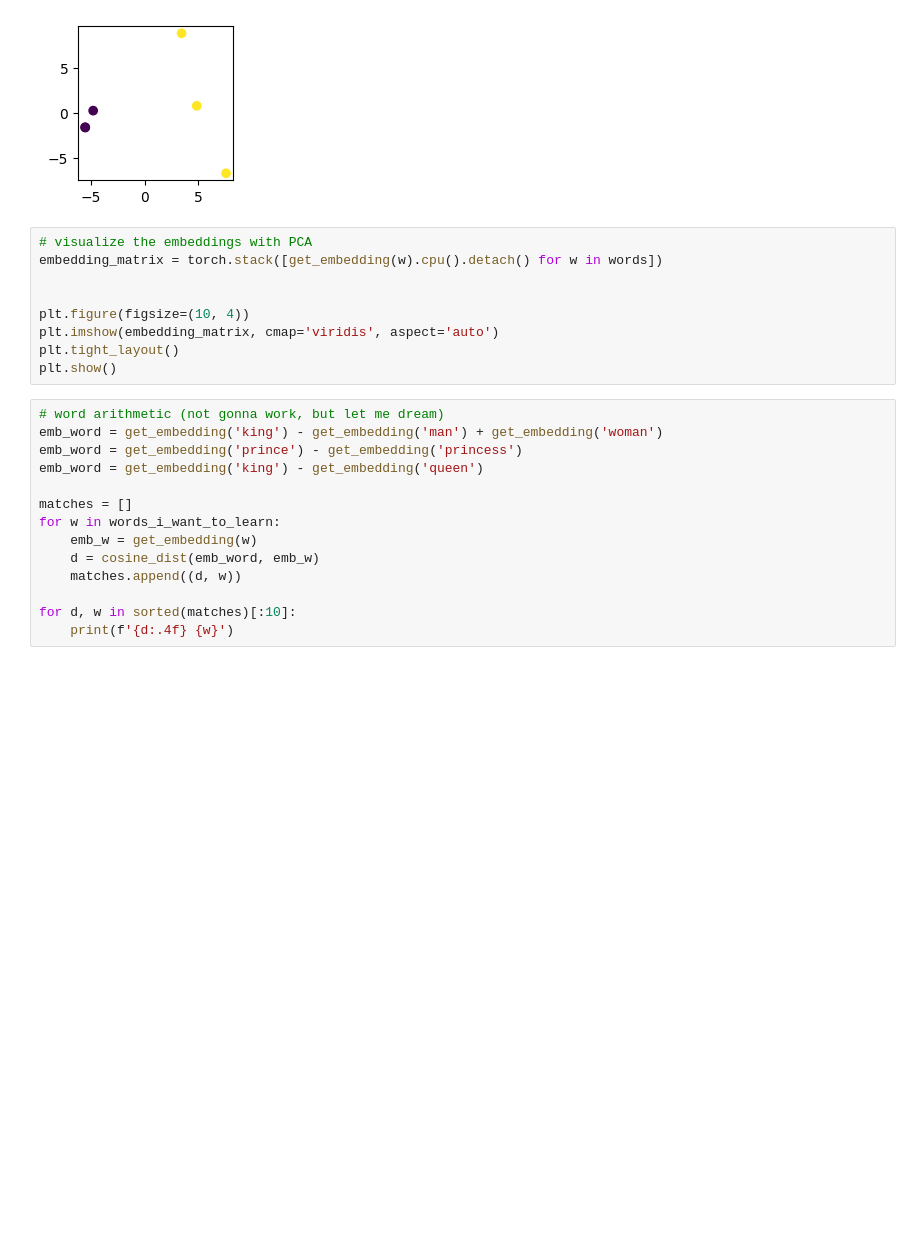
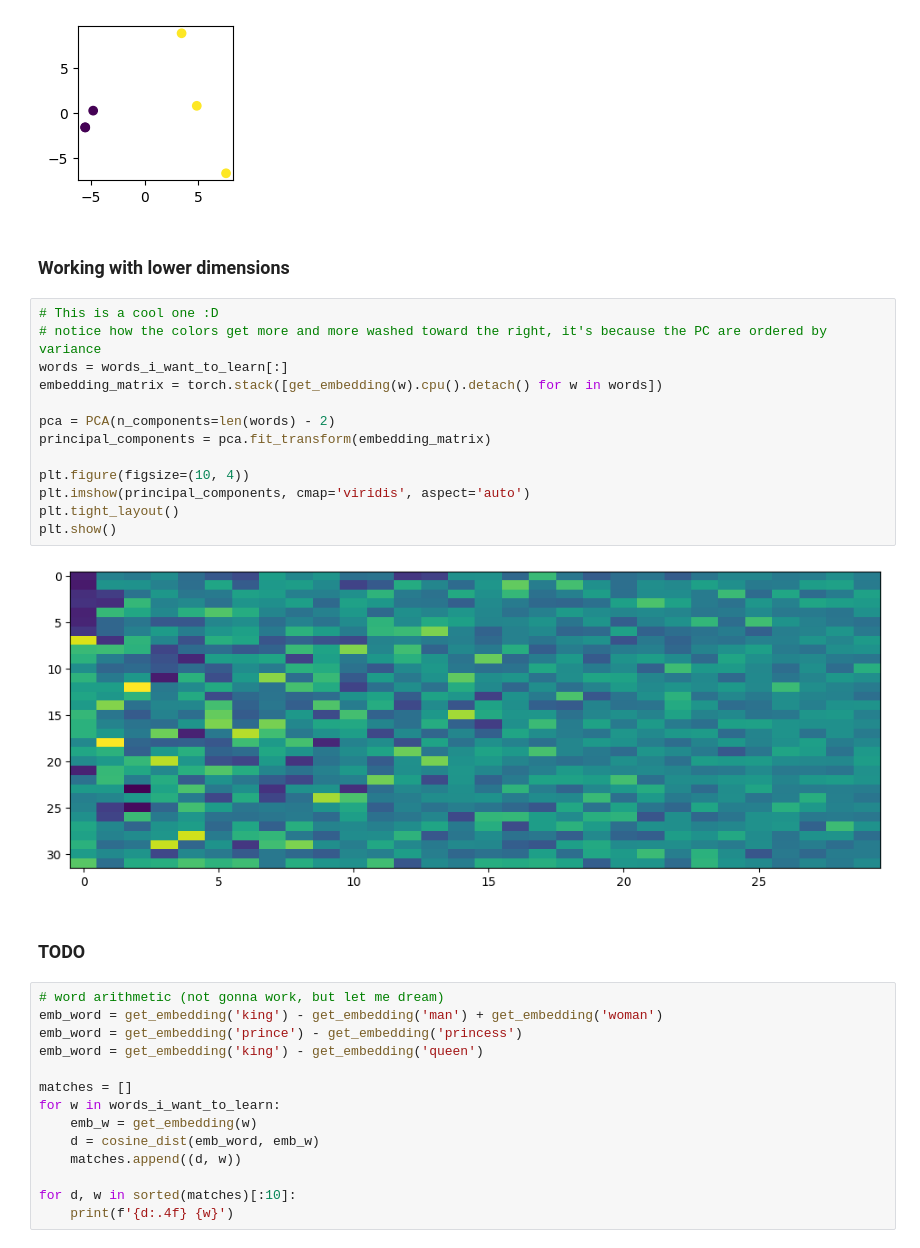
Before and after one commit to peluche/embeddings_necronomicon, a Jupyter notebook: nano_word2vec_skip-gram.ipynb, the cells around one changed output. Drawn from its saved outputs; the diff is of its cells as text; blank space fills up the shorter version.

Commit message:
PCA variance is visible

```diff
--- a/nano_word2vec_skip-gram.ipynb
+++ b/nano_word2vec_skip-gram.ipynb
@@ -507,15 +509,25 @@ plt.show()
 # %% [output]
 [figure]
 [figure]
-# %%
-# visualize the embeddings with PCA
-embedding_matrix = torch.stack([get_embedding(w).cpu().detach() for w in words])
-
-
-plt.figure(figsize=(10, 4))
-plt.imshow(embedding_matrix, cmap='viridis', aspect='auto')
-plt.tight_layout()
-plt.show()
+# %% [markdown]
+### Working with lower dimensions
+# %%
+# This is a cool one :D
+# notice how the colors get more and more washed toward the right, it's because the PC are ordered by variance
+words = words_i_want_to_learn[:]
+embedding_matrix = torch.stack([get_embedding(w).cpu().detach() for w in words])
+
+pca = PCA(n_components=len(words) - 2)
+principal_components = pca.fit_transform(embedding_matrix)
+
+plt.figure(figsize=(10, 4))
+plt.imshow(principal_components, cmap='viridis', aspect='auto')
+plt.tight_layout()
+plt.show()
+# %% [output]
+[figure, added]
+# %% [markdown]
+### TODO
 # %%
 # word arithmetic (not gonna work, but let me dream)
 emb_word = get_embedding('king') - get_embedding('man') + get_embedding('woman')
```
Also changed, not shown: parts of 1 cell of this notebook.
